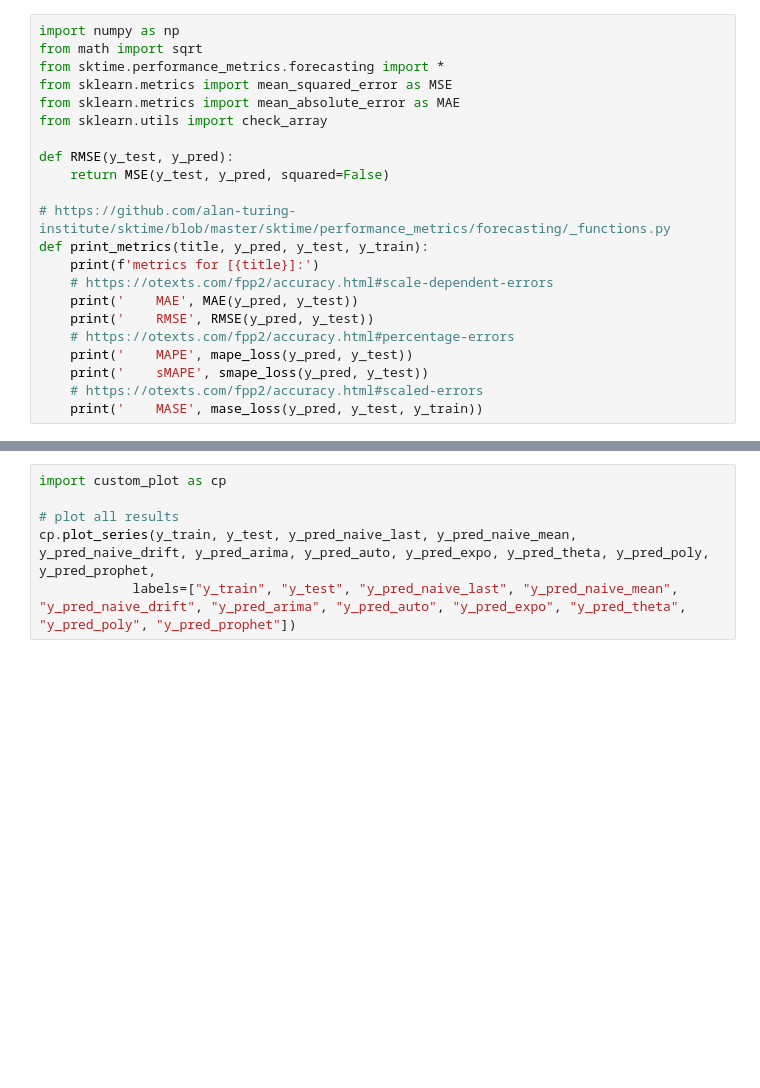
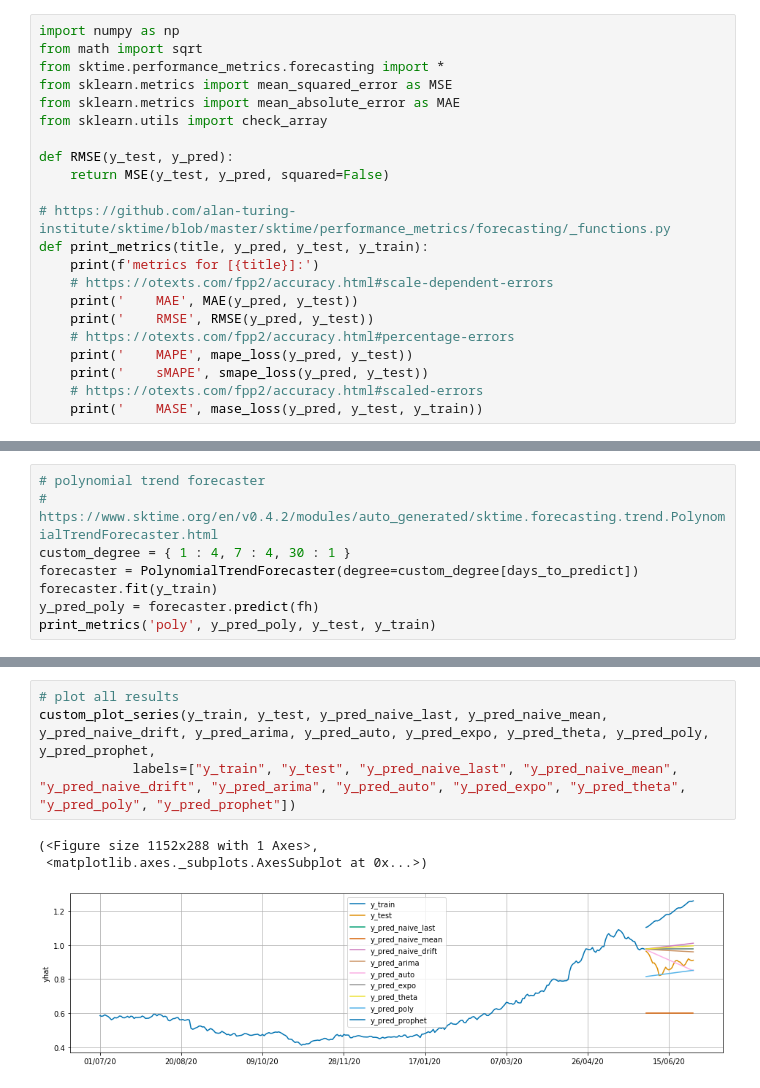
Before and after one commit to inatel-ic-cividati/Prediction, a Jupyter notebook: code/Forecasting.ipynb, the cells around one changed output, grey strips where cells are left out. Saved outputs shown, nothing was run; the diff lists cells and outputs as text; blank space fills up the shorter version.

```diff
--- a/code/Forecasting.ipynb
+++ b/code/Forecasting.ipynb
@@ -124,0 +164,8 @@ print_metrics('prophet', y_pred_prophet, y_test, y_train)
+# %%
+# polynomial trend forecaster
+# https://www.sktime.org/en/v0.4.2/modules/auto_generated/sktime.forecasting.trend.PolynomialTrendForecaster.html
+custom_degree = { 1 : 4, 7 : 4, 30 : 1 }
+forecaster = PolynomialTrendForecaster(degree=custom_degree[days_to_predict])
+forecaster.fit(y_train)
+y_pred_poly = forecaster.predict(fh)
+print_metrics('poly', y_pred_poly, y_test, y_train)
@@ -125,6 +289,8 @@ print_metrics('prophet', y_pred_prophet, y_test, y_train)
 # %%
-import custom_plot as cp
-
 # plot all results
-cp.plot_series(y_train, y_test, y_pred_naive_last, y_pred_naive_mean, y_pred_naive_drift, y_pred_arima, y_pred_auto, y_pred_expo, y_pred_theta, y_pred_poly, y_pred_prophet,
+custom_plot_series(y_train, y_test, y_pred_naive_last, y_pred_naive_mean, y_pred_naive_drift, y_pred_arima, y_pred_auto, y_pred_expo, y_pred_theta, y_pred_poly, y_pred_prophet,
             labels=["y_train", "y_test", "y_pred_naive_last", "y_pred_naive_mean", "y_pred_naive_drift", "y_pred_arima", "y_pred_auto", "y_pred_expo", "y_pred_theta", "y_pred_poly", "y_pred_prophet"])
+# %% [output]
+(<Figure size 1152x288 with 1 Axes>,
+ <matplotlib.axes._subplots.AxesSubplot at 0x...>)
+[figure, added]
```
Also changed, not shown: parts of 13 cells of this notebook, 3 other files.
